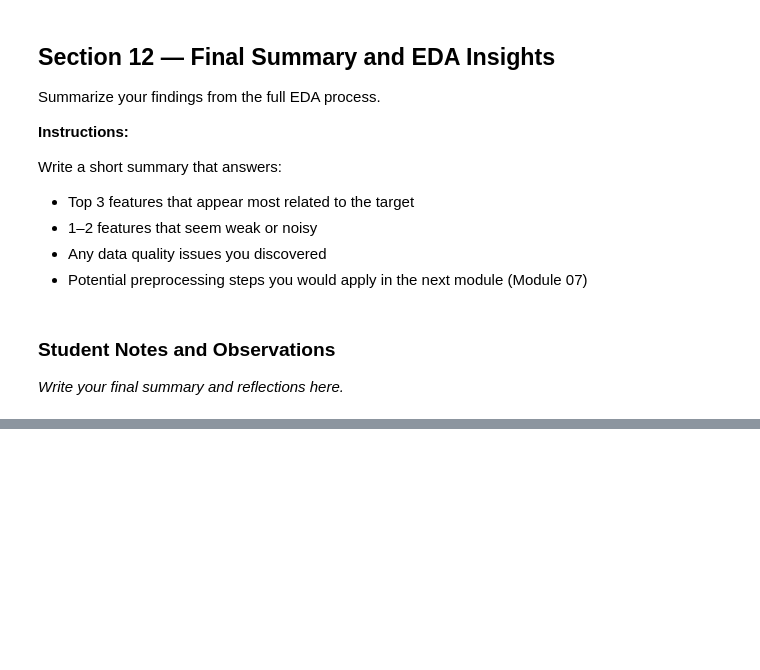
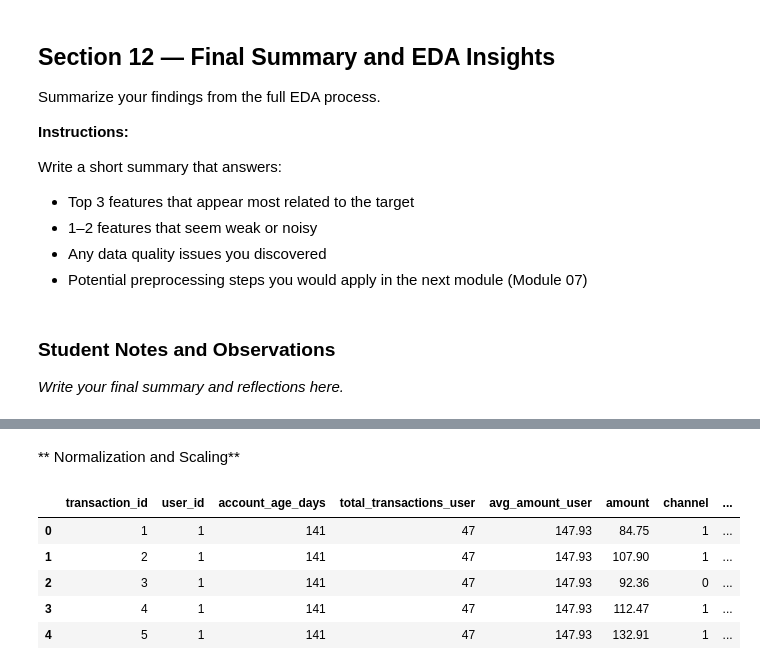
Before and after one commit to Rubait-islam-jami/Machine-learning, a Jupyter notebook: E_Commerce_Fraud_Detection_Dataset.ipynb, the cells around one changed output, grey strips where cells are left out. Cells and saved outputs as stored; diff of their text form; code cells hidden in the pictures; blank space fills up the shorter version.

```diff
--- a/E_Commerce_Fraud_Detection_Dataset.ipynb
+++ b/E_Commerce_Fraud_Detection_Dataset.ipynb
@@ -348,0 +390,14 @@ _Write your final summary and reflections here._
+# %% [markdown]
+** Normalization and Scaling**
+# %%
+df_processed = df_encoded.drop(columns=['country', 'bin_country', 'transaction_time','merchant_category'], errors='ignore')
+
+# Display the first few rows of the processed DataFrame to verify
+display(df_processed.head())
+# %% [output]
+|  | transaction_id | user_id | account_age_days | total_transactions_user | avg_amount_user | amount | channel | ... |
+| 0 | 1 | 1 | 141 | 47 | 147.93 | 84.75 | 1 | ... |
+| 1 | 2 | 1 | 141 | 47 | 147.93 | 107.90 | 1 | ... |
+| 2 | 3 | 1 | 141 | 47 | 147.93 | 92.36 | 0 | ... |
+| 3 | 4 | 1 | 141 | 47 | 147.93 | 112.47 | 1 | ... |
+| 4 | 5 | 1 | 141 | 47 | 147.93 | 132.91 | 1 | ... |
```
Also changed, not shown: parts of 10 cells of this notebook.
